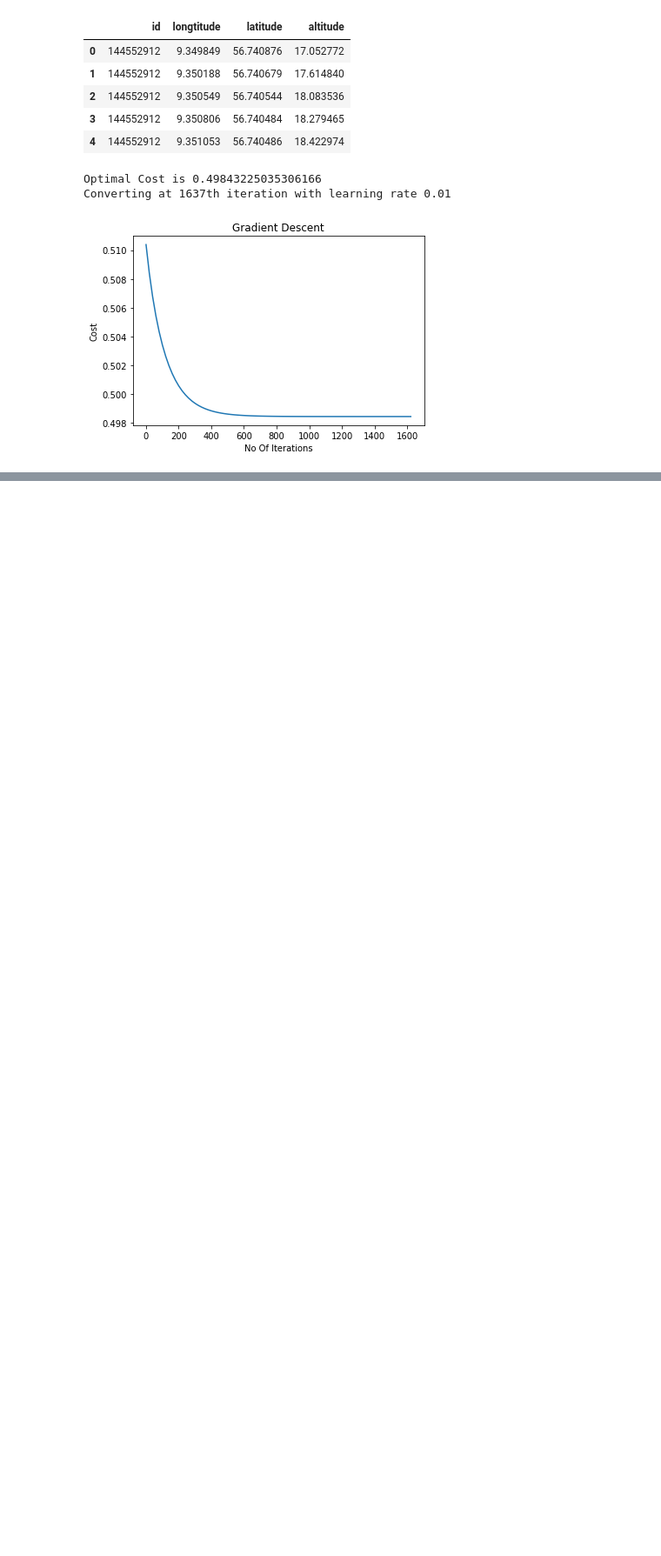
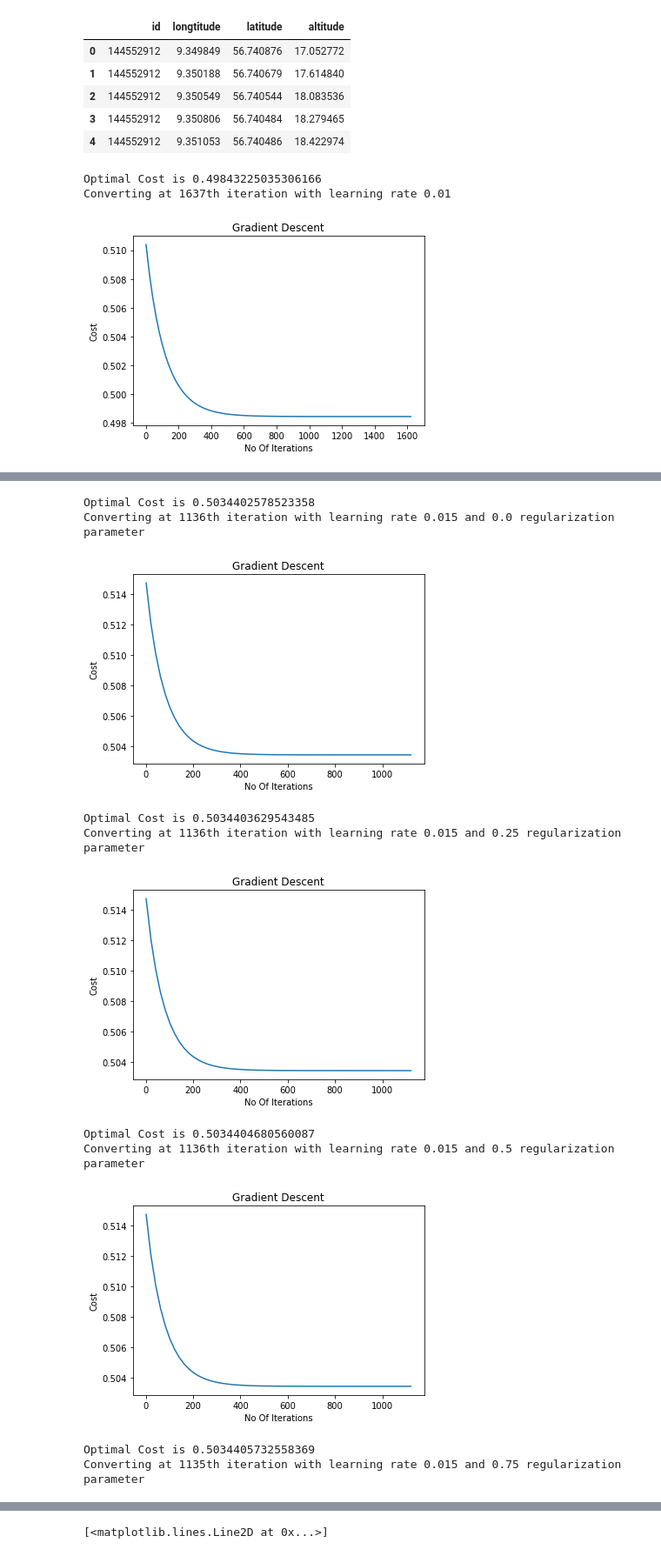
Before and after one commit to CSALS/Foundations-Of-Data-Science, a Jupyter notebook: Linear-Regression/Linear_Regression.ipynb, the cells around one changed output, grey strips where cells are left out. Shown at 87% size. Cells and saved outputs as stored; diff of their text form; code cells hidden in the pictures; blank space fills up the shorter version.

```diff
--- a/Linear-Regression/Linear_Regression.ipynb
+++ b/Linear-Regression/Linear_Regression.ipynb
@@ -239,0 +269,20 @@ Converting at 1637th iteration with learning rate 0.01
+# %%
+list = [0.0, 0.25, 0.5, 0.75, 1.0]
+for reg in list:
+    L2_weights = gradientDescentWithL2Regularization(train_X, train_Y, 0.015, 2000, np.zeros([1,3]), reg)
+plt.title("L2 Regularization")
+plt.xlabel("Regularization Parameter")
+plt.ylabel("Validation Loss")
+plt.plot(reg_parameters, validation_loss)
+# %% [output]
+Optimal Cost is 0.5034402578523358
+Converting at 1136th iteration with learning rate 0.015 and 0.0 regularization parameter
+[figure, added]
+Optimal Cost is 0.5034403629543485
+Converting at 1136th iteration with learning rate 0.015 and 0.25 regularization parameter
+[figure, added]
+Optimal Cost is 0.5034404680560087
+Converting at 1136th iteration with learning rate 0.015 and 0.5 regularization parameter
+[figure, added]
+Optimal Cost is 0.5034405732558369
+Converting at 1135th iteration with learning rate 0.015 and 0.75 regularization parameter
@@ -239,0 +293 @@ Converting at 1637th iteration with learning rate 0.01
+[<matplotlib.lines.Line2D at 0x...>]
```
Also changed, not shown: parts of 20 cells of this notebook, 6 other files.
